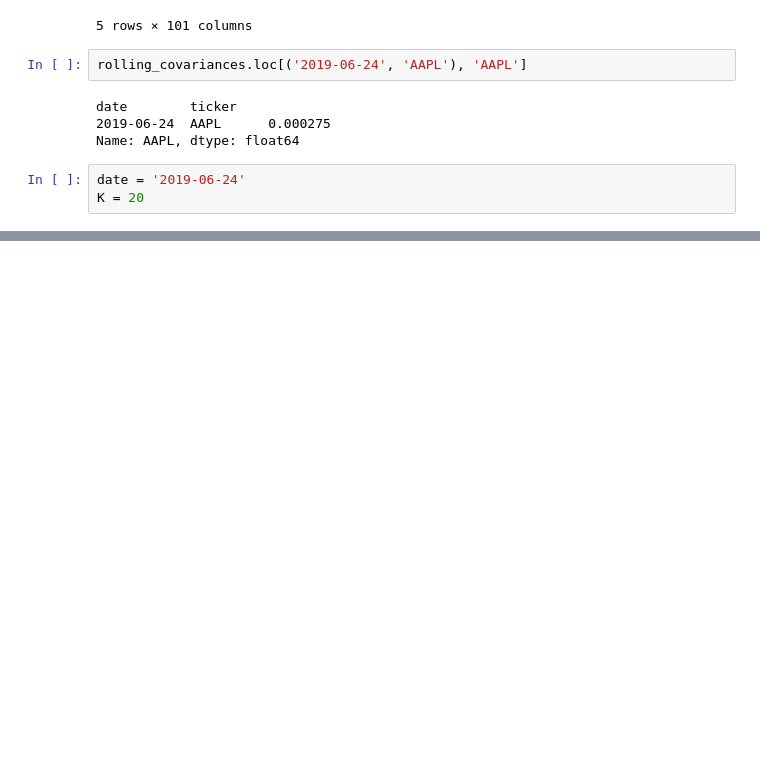
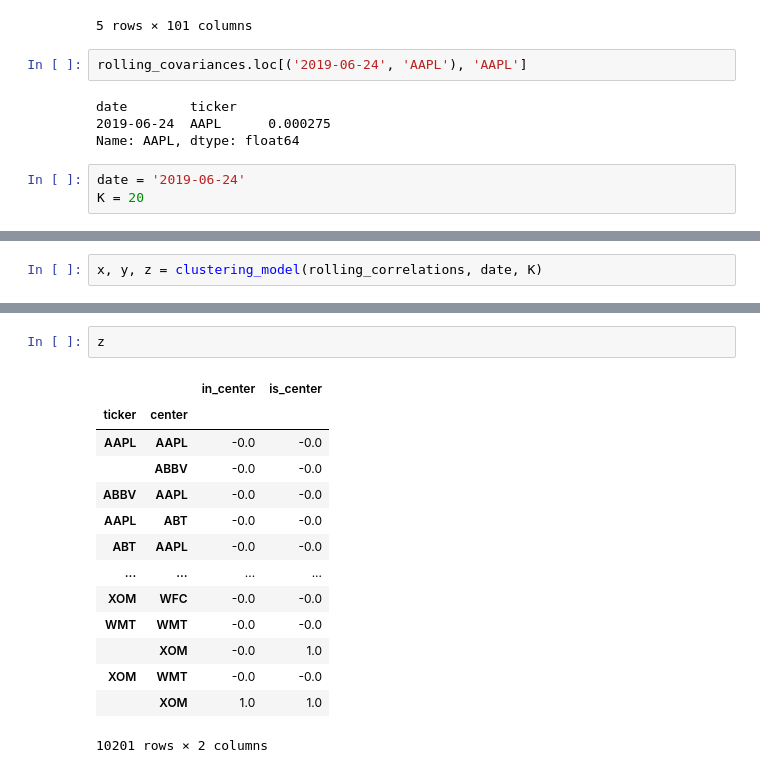
Before and after one commit to layoups/index-funds, a Jupyter notebook: preprocessing.ipynb, the cells around one changed output, grey strips where cells are left out. Saved outputs shown, nothing was run; the diff lists cells and outputs as text; blank space fills up the shorter version.

Commit message:
streamline first model

```diff
--- a/preprocessing.ipynb
+++ b/preprocessing.ipynb
@@ -235,0 +114,2 @@ x_y[(x_y.in_center == 1) & (x_y.is_center == 1)]
+# %%
+x, y, z = clustering_model(rolling_correlations, date, K)
@@ -236,3 +134,20 @@ x_y[(x_y.in_center == 1) & (x_y.is_center == 1)]
+# %%
+z
+# %% [output]
+|  |  | in_center | is_center |
+| ticker | center |  |  |
+| AAPL | AAPL | -0.0 | -0.0 |
+|  | ABBV | -0.0 | -0.0 |
+| ABBV | AAPL | -0.0 | -0.0 |
+| AAPL | ABT | -0.0 | -0.0 |
+| ABT | AAPL | -0.0 | -0.0 |
+| ... | ... | ... | ... |
+| XOM | WFC | -0.0 | -0.0 |
+| WMT | WMT | -0.0 | -0.0 |
+|  | XOM | -0.0 | 1.0 |
+| XOM | WMT | -0.0 | -0.0 |
+|  | XOM | 1.0 | 1.0 |
+10201 rows × 2 columns
 # %% [markdown]
 <a style='text-decoration:none;line-height:16px;display:flex;color:#5B5B62;padding:10px;justify-content:end;' href='https://deepnote.com?utm_source=created-in-deepnote-cell&projectId=80cc924b-f00e-4408-bf29-ac16ba2efaff' target="_blank">
 <img alt='Created in deepnote.com' style='display:inline;max-height:16px;margin:0px;margin-right:7.5px;' src='embedded-picture-1' > </img>
```
Also changed, not shown: parts of 14 cells of this notebook, 1 other file.
